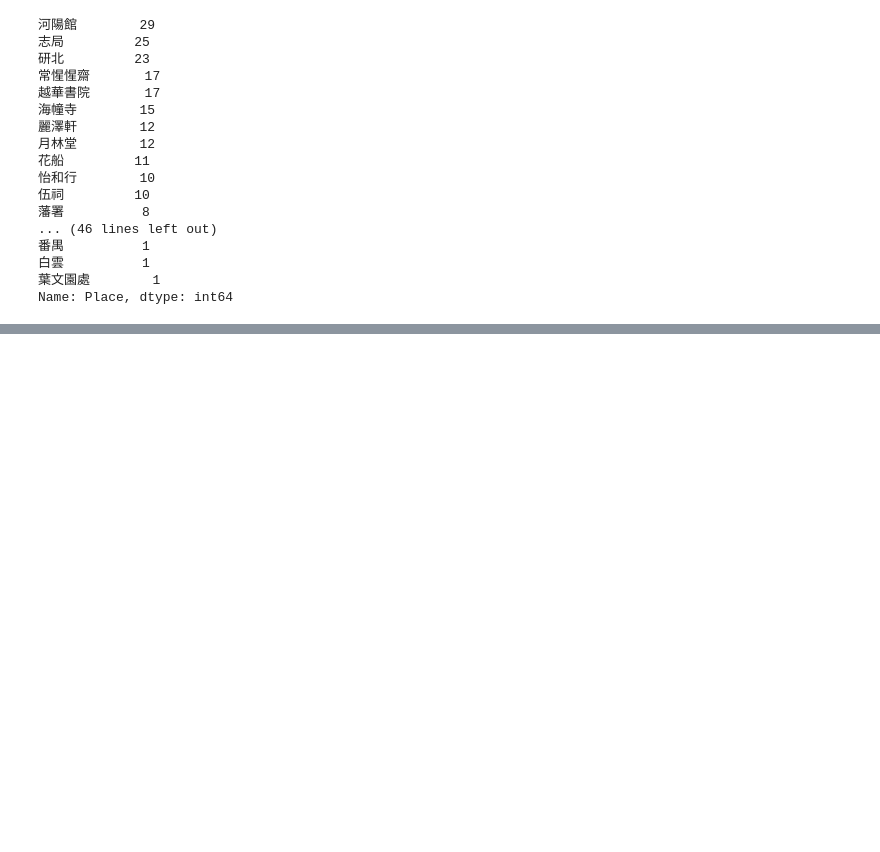
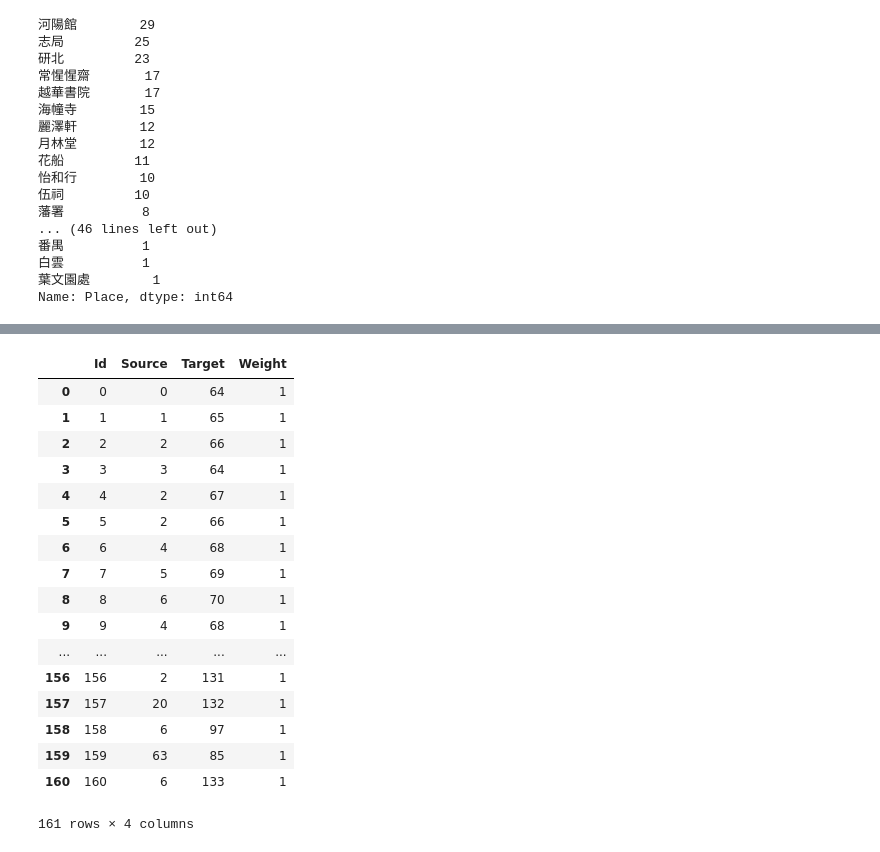
Before and after one commit to yumengzou/XLSDiary_SNA, a Jupyter notebook: Python_Notebook/diary_newFormat.ipynb, the cells around one changed output, grey strips where cells are left out. Saved outputs shown, nothing was run; the diff lists cells and outputs as text; code cells hidden in the pictures; blank space fills up the shorter version.

```diff
--- a/Python_Notebook/diary_newFormat.ipynb
+++ b/Python_Notebook/diary_newFormat.ipynb
@@ -331,0 +473,4 @@ Name: Place, dtype: int64
+# %%
+target=pd.merge(geoac,nodes,how='left',left_on="Place",right_on="Label")["Id"]
+source=pd.merge(geoac,nodes,how='left',left_on="Participants",right_on="Label")["Id"]
+source
@@ -331,0 +495,22 @@ Name: Place, dtype: int64
+# %%
+edges=pd.DataFrame({"Id":np.arange(len(source)),"Source":source,"Target":target,"Weight":1})
+edges
+# %% [output]
+|  | Id | Source | Target | Weight |
+| 0 | 0 | 0 | 64 | 1 |
+| 1 | 1 | 1 | 65 | 1 |
+| 2 | 2 | 2 | 66 | 1 |
+| 3 | 3 | 3 | 64 | 1 |
+| 4 | 4 | 2 | 67 | 1 |
+| 5 | 5 | 2 | 66 | 1 |
+| 6 | 6 | 4 | 68 | 1 |
+| 7 | 7 | 5 | 69 | 1 |
+| 8 | 8 | 6 | 70 | 1 |
+| 9 | 9 | 4 | 68 | 1 |
+| ... | ... | ... | ... | ... |
+| 156 | 156 | 2 | 131 | 1 |
+| 157 | 157 | 20 | 132 | 1 |
+| 158 | 158 | 6 | 97 | 1 |
+| 159 | 159 | 63 | 85 | 1 |
+| 160 | 160 | 6 | 133 | 1 |
+161 rows × 4 columns
```
Also changed, not shown: parts of 14 cells of this notebook, 1 other file.
